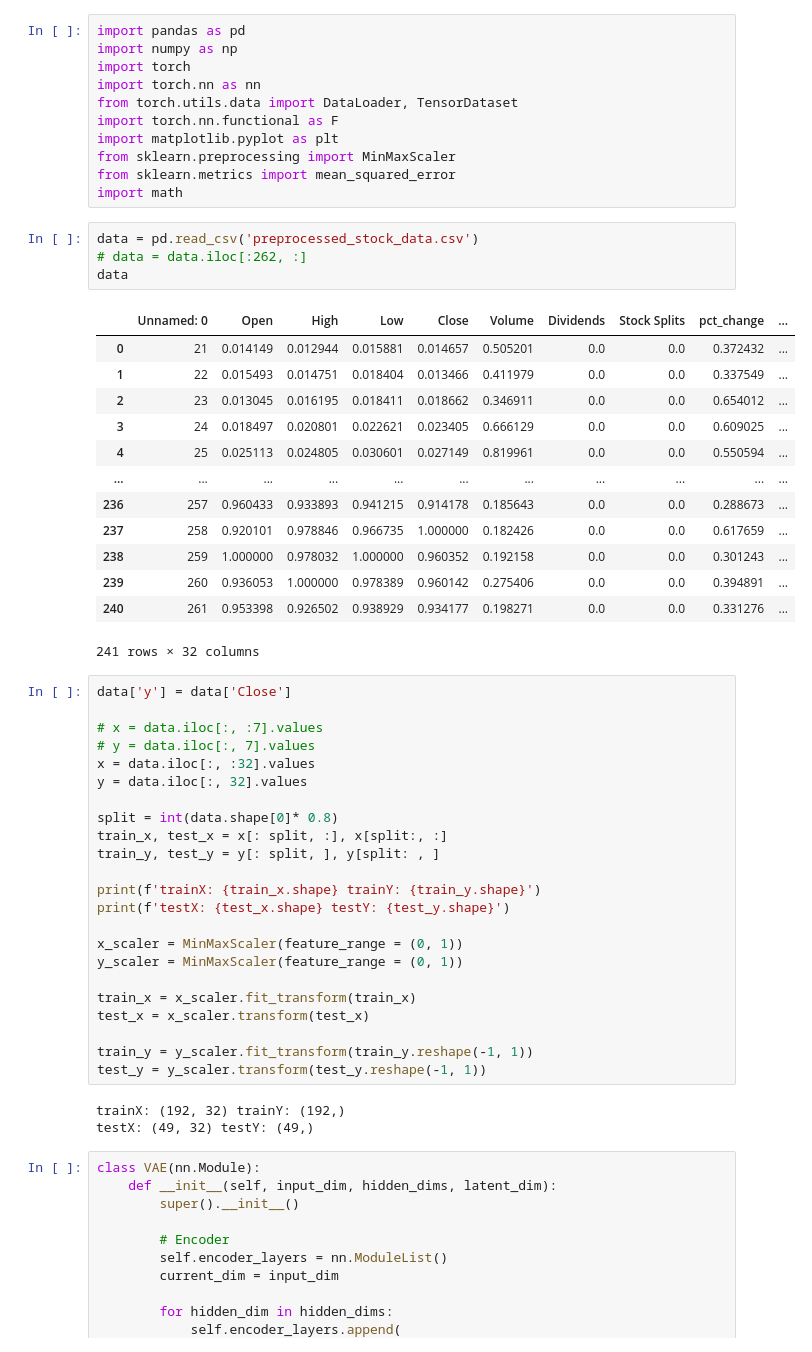
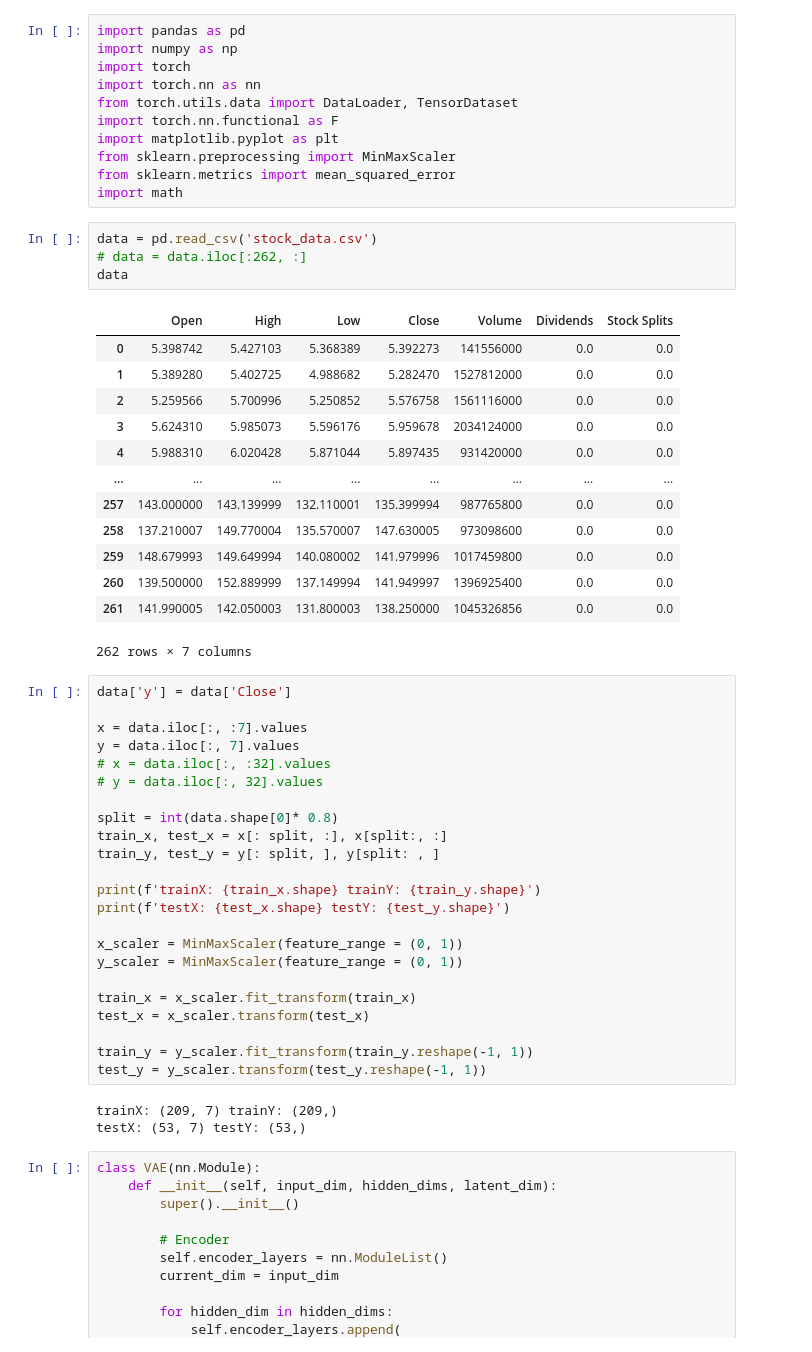
Before and after one commit to algebra2boy/GAN-StockPrediction, a Jupyter notebook: 3. GAN.ipynb, the cells around one changed output. Saved outputs shown, nothing was run; the diff lists cells and outputs as text.

```diff
--- a/3. GAN.ipynb
+++ b/3. GAN.ipynb
@@ -10,30 +10,30 @@ from sklearn.preprocessing import MinMaxScaler
 from sklearn.metrics import mean_squared_error
 import math
 # %%
-data = pd.read_csv('preprocessed_stock_data.csv')
+data = pd.read_csv('stock_data.csv')
 # data = data.iloc[:262, :]
 data
 # %% [output]
-|  | Unnamed: 0 | Open | High | Low | Close | Volume | Dividends | Stock Splits | pct_change | ... |
-| 0 | 21 | 0.014149 | 0.012944 | 0.015881 | 0.014657 | 0.505201 | 0.0 | 0.0 | 0.372432 | ... |
-| 1 | 22 | 0.015493 | 0.014751 | 0.018404 | 0.013466 | 0.411979 | 0.0 | 0.0 | 0.337549 | ... |
-| 2 | 23 | 0.013045 | 0.016195 | 0.018411 | 0.018662 | 0.346911 | 0.0 | 0.0 | 0.654012 | ... |
-| 3 | 24 | 0.018497 | 0.020801 | 0.022621 | 0.023405 | 0.666129 | 0.0 | 0.0 | 0.609025 | ... |
-| 4 | 25 | 0.025113 | 0.024805 | 0.030601 | 0.027149 | 0.819961 | 0.0 | 0.0 | 0.550594 | ... |
-| ... | ... | ... | ... | ... | ... | ... | ... | ... | ... | ... |
-| 236 | 257 | 0.960433 | 0.933893 | 0.941215 | 0.914178 | 0.185643 | 0.0 | 0.0 | 0.288673 | ... |
-| 237 | 258 | 0.920101 | 0.978846 | 0.966735 | 1.000000 | 0.182426 | 0.0 | 0.0 | 0.617659 | ... |
-| 238 | 259 | 1.000000 | 0.978032 | 1.000000 | 0.960352 | 0.192158 | 0.0 | 0.0 | 0.301243 | ... |
-| 239 | 260 | 0.936053 | 1.000000 | 0.978389 | 0.960142 | 0.275406 | 0.0 | 0.0 | 0.394891 | ... |
-| 240 | 261 | 0.953398 | 0.926502 | 0.938929 | 0.934177 | 0.198271 | 0.0 | 0.0 | 0.331276 | ... |
+|  | Open | High | Low | Close | Volume | Dividends | Stock Splits |
+| 0 | 5.398742 | 5.427103 | 5.368389 | 5.392273 | 141556000 | 0.0 | 0.0 |
+| 1 | 5.389280 | 5.402725 | 4.988682 | 5.282470 | 1527812000 | 0.0 | 0.0 |
+| 2 | 5.259566 | 5.700996 | 5.250852 | 5.576758 | 1561116000 | 0.0 | 0.0 |
+| 3 | 5.624310 | 5.985073 | 5.596176 | 5.959678 | 2034124000 | 0.0 | 0.0 |
+| 4 | 5.988310 | 6.020428 | 5.871044 | 5.897435 | 931420000 | 0.0 | 0.0 |
+| ... | ... | ... | ... | ... | ... | ... | ... |
+| 257 | 143.000000 | 143.139999 | 132.110001 | 135.399994 | 987765800 | 0.0 | 0.0 |
+| 258 | 137.210007 | 149.770004 | 135.570007 | 147.630005 | 973098600 | 0.0 | 0.0 |
+| 259 | 148.679993 | 149.649994 | 140.080002 | 141.979996 | 1017459800 | 0.0 | 0.0 |
+| 260 | 139.500000 | 152.889999 | 137.149994 | 141.949997 | 1396925400 | 0.0 | 0.0 |
+| 261 | 141.990005 | 142.050003 | 131.800003 | 138.250000 | 1045326856 | 0.0 | 0.0 |
-241 rows × 32 columns
+262 rows × 7 columns
 # %%
 data['y'] = data['Close']
 
-# x = data.iloc[:, :7].values
-# y = data.iloc[:, 7].values
-x = data.iloc[:, :32].values
-y = data.iloc[:, 32].values
+x = data.iloc[:, :7].values
+y = data.iloc[:, 7].values
+# x = data.iloc[:, :32].values
+# y = data.iloc[:, 32].values
 
 split = int(data.shape[0]* 0.8)
 train_x, test_x = x[: split, :], x[split:, :]
@@ -51,8 +51,8 @@ test_x = x_scaler.transform(test_x)
 train_y = y_scaler.fit_transform(train_y.reshape(-1, 1))
 test_y = y_scaler.transform(test_y.reshape(-1, 1))
 # %% [output]
-trainX: (192, 32) trainY: (192,)
-testX: (49, 32) testY: (49,)
+trainX: (209, 7) trainY: (209,)
+testX: (53, 7) testY: (53,)
 # %%
 class VAE(nn.Module):
     def __init__(self, input_dim, hidden_dims, latent_dim):
```
Also changed, not shown: parts of 9 cells of this notebook.
